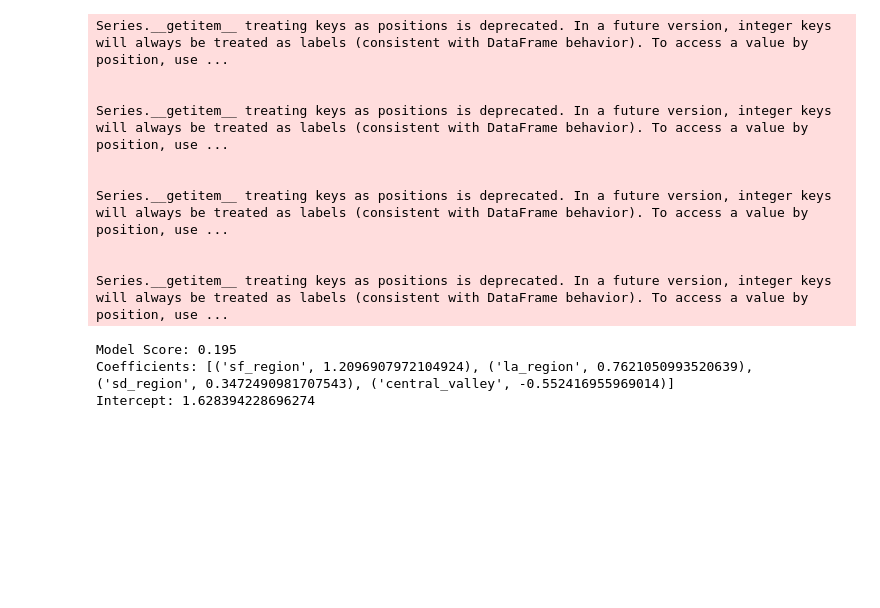
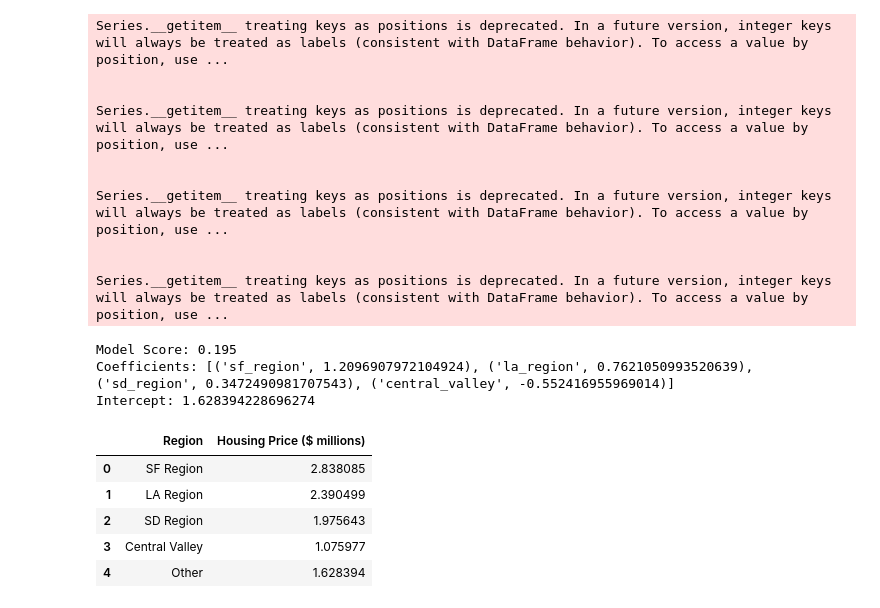
Before and after one commit to jgoett2/CA_Housing_Project, a Jupyter notebook: CA_Housing.ipynb, the cells around one changed output. Cells and saved outputs as stored; diff of their text form; code cells hidden in the pictures; blank space fills up the shorter version.

```diff
--- a/CA_Housing.ipynb
+++ b/CA_Housing.ipynb
@@ -97,3 +97,17 @@ print("Intercept:", lr.intercept_)
 Model Score: 0.195
 Coefficients: [('sf_region', 1.2096907972104924), ('la_region', 0.7621050993520639), ('sd_region', 0.3472490981707543), ('central_valley', -0.552416955969014)]
 Intercept: 1.628394228696274
+# %%
+samples = np.vstack([np.identity(4), [0,0,0,0]])
+samples = pd.DataFrame(samples, columns=X_train.columns)
+samples.index = ["SF Region", "LA Region", "SD Region", "Central Valley", "Other"]
+
+predictions = lr.predict(samples)
+pd.DataFrame(zip(samples.index, predictions), columns=["Region", "Housing Price ($ millions)"])
+# %% [output]
+|  | Region | Housing Price ($ millions) |
+| 0 | SF Region | 2.838085 |
+| 1 | LA Region | 2.390499 |
+| 2 | SD Region | 1.975643 |
+| 3 | Central Valley | 1.075977 |
+| 4 | Other | 1.628394 |
```
Also changed, not shown: parts of 1 cell of this notebook.
